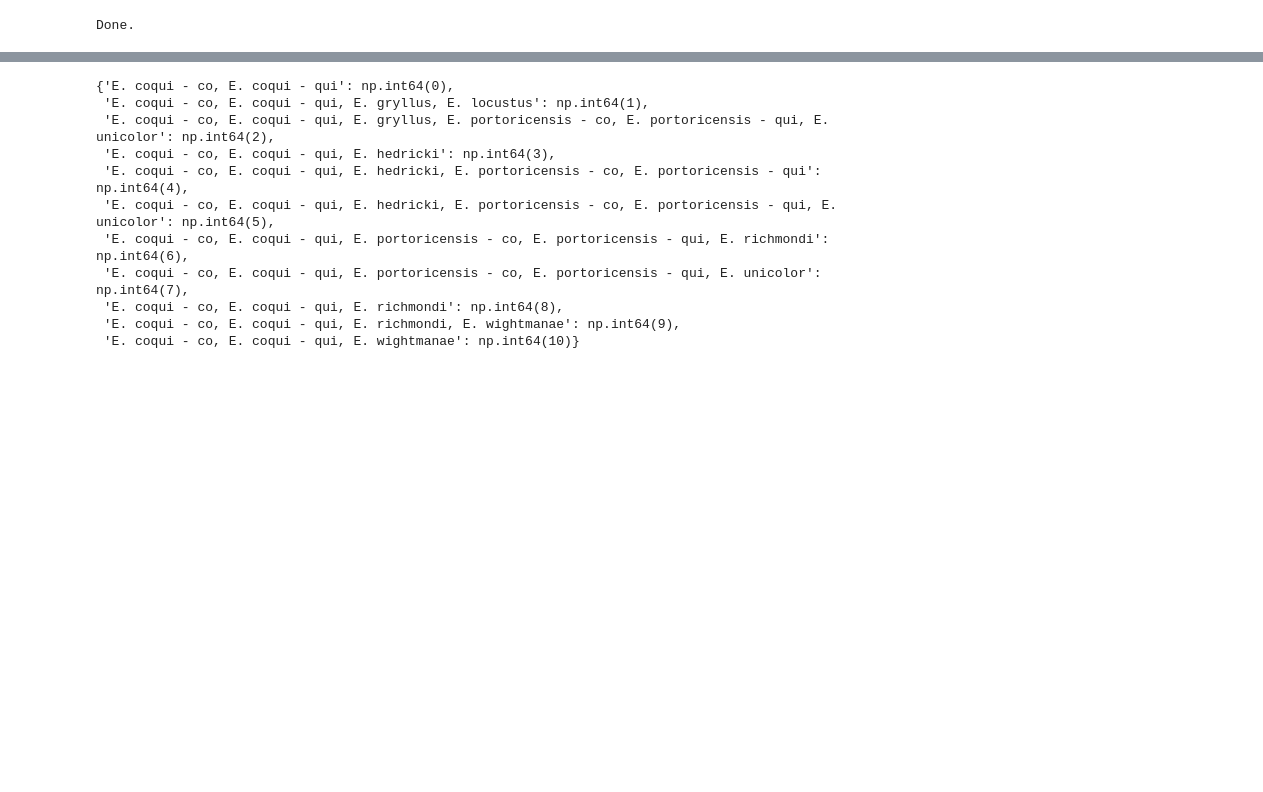
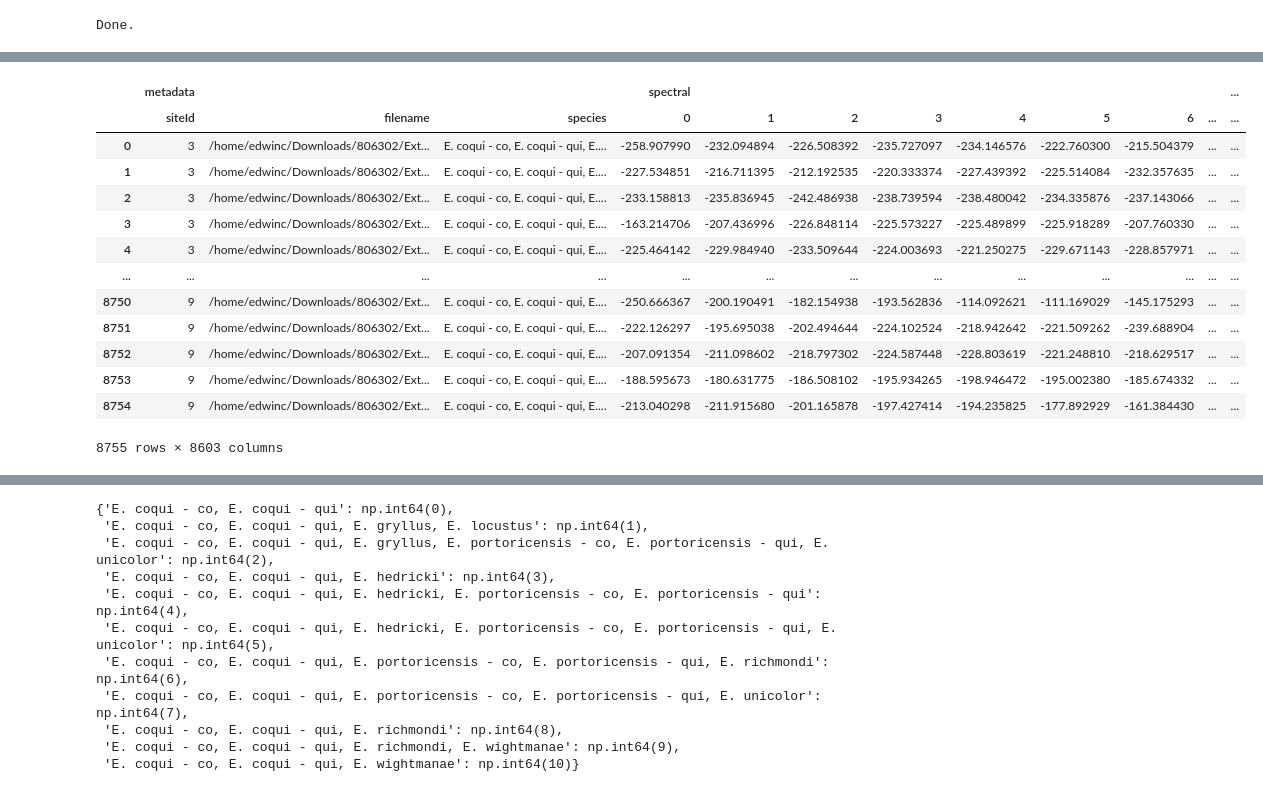
Before and after one commit to CoquiTones/CoquiTonesWeb, a Jupyter notebook: machine_learning/train_model.ipynb, the cells around one changed output, grey strips where cells are left out. Drawn from its saved outputs; the diff is of its cells as text; code cells hidden in the pictures; blank space fills up the shorter version.

```diff
--- a/machine_learning/train_model.ipynb
+++ b/machine_learning/train_model.ipynb
@@ -214,2 +247,25 @@ df.head()
+# %%
+# Set up readable index for df
+df.columns = pd.MultiIndex.from_arrays([
+    ['metadata'] * 3 + ['spectral'] * (df.shape[1] - 3),
+    ['siteId', 'filename', 'species'] +
+    list(range(df.shape[1] - 3))
+])
+df
+# %% [output]
+|  | metadata |  |  | spectral |  |  |  |  |  |  |  | ... |
+|  | siteId | filename | species | 0 | 1 | 2 | 3 | 4 | 5 | 6 | ... | ... |
+| 0 | 3 | /home/edwinc/Downloads/806302/Ext... | E. coqui - co, E. coqui - qui, E.... | -258.907990 | -232.094894 | -226.508392 | -235.727097 | -234.146576 | -222.760300 | -215.504379 | ... | ... |
+| 1 | 3 | /home/edwinc/Downloads/806302/Ext... | E. coqui - co, E. coqui - qui, E.... | -227.534851 | -216.711395 | -212.192535 | -220.333374 | -227.439392 | -225.514084 | -232.357635 | ... | ... |
+| 2 | 3 | /home/edwinc/Downloads/806302/Ext... | E. coqui - co, E. coqui - qui, E.... | -233.158813 | -235.836945 | -242.486938 | -238.739594 | -238.480042 | -234.335876 | -237.143066 | ... | ... |
+| 3 | 3 | /home/edwinc/Downloads/806302/Ext... | E. coqui - co, E. coqui - qui, E.... | -163.214706 | -207.436996 | -226.848114 | -225.573227 | -225.489899 | -225.918289 | -207.760330 | ... | ... |
+| 4 | 3 | /home/edwinc/Downloads/806302/Ext... | E. coqui - co, E. coqui - qui, E.... | -225.464142 | -229.984940 | -233.509644 | -224.003693 | -221.250275 | -229.671143 | -228.857971 | ... | ... |
+| ... | ... | ... | ... | ... | ... | ... | ... | ... | ... | ... | ... | ... |
+| 8750 | 9 | /home/edwinc/Downloads/806302/Ext... | E. coqui - co, E. coqui - qui, E.... | -250.666367 | -200.190491 | -182.154938 | -193.562836 | -114.092621 | -111.169029 | -145.175293 | ... | ... |
+| 8751 | 9 | /home/edwinc/Downloads/806302/Ext... | E. coqui - co, E. coqui - qui, E.... | -222.126297 | -195.695038 | -202.494644 | -224.102524 | -218.942642 | -221.509262 | -239.688904 | ... | ... |
+| 8752 | 9 | /home/edwinc/Downloads/806302/Ext... | E. coqui - co, E. coqui - qui, E.... | -207.091354 | -211.098602 | -218.797302 | -224.587448 | -228.803619 | -221.248810 | -218.629517 | ... | ... |
+| 8753 | 9 | /home/edwinc/Downloads/806302/Ext... | E. coqui - co, E. coqui - qui, E.... | -188.595673 | -180.631775 | -186.508102 | -195.934265 | -198.946472 | -195.002380 | -185.674332 | ... | ... |
+| 8754 | 9 | /home/edwinc/Downloads/806302/Ext... | E. coqui - co, E. coqui - qui, E.... | -213.040298 | -211.915680 | -201.165878 | -197.427414 | -194.235825 | -177.892929 | -161.384430 | ... | ... |
+8755 rows × 8603 columns
 # %%
 x = df.drop(
```
Also changed, not shown: parts of 9 cells of this notebook, 1 other file.
